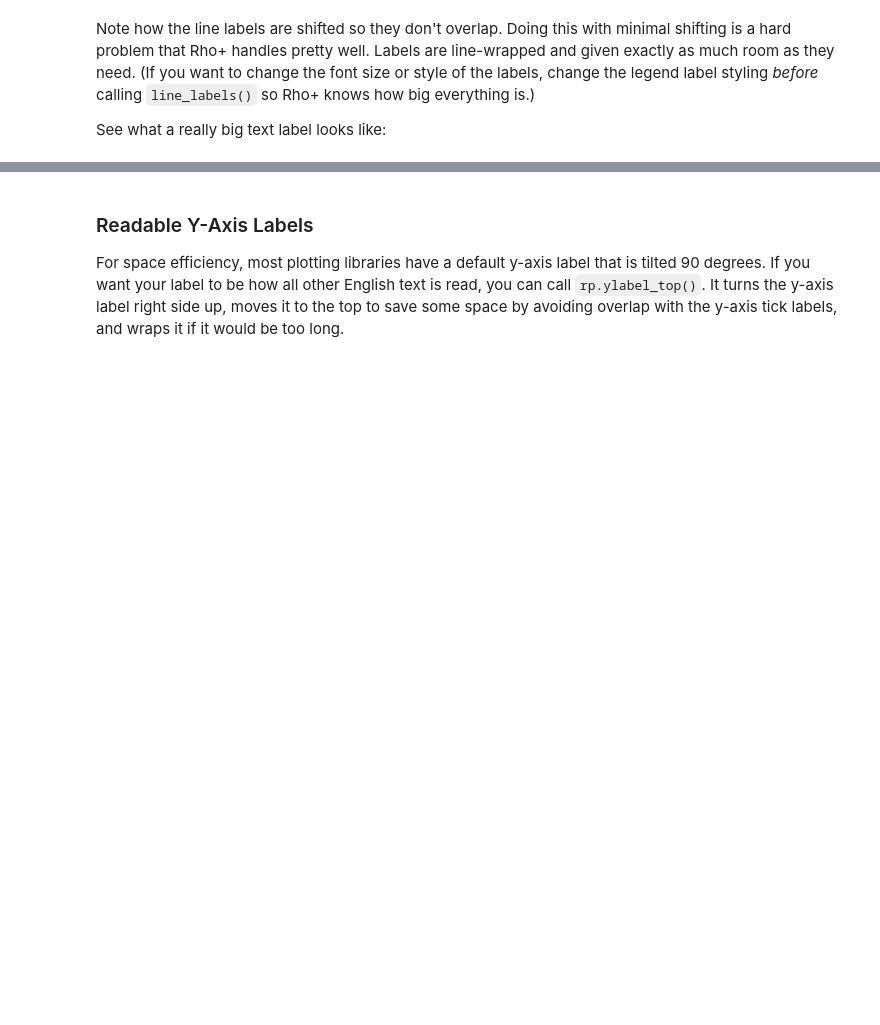
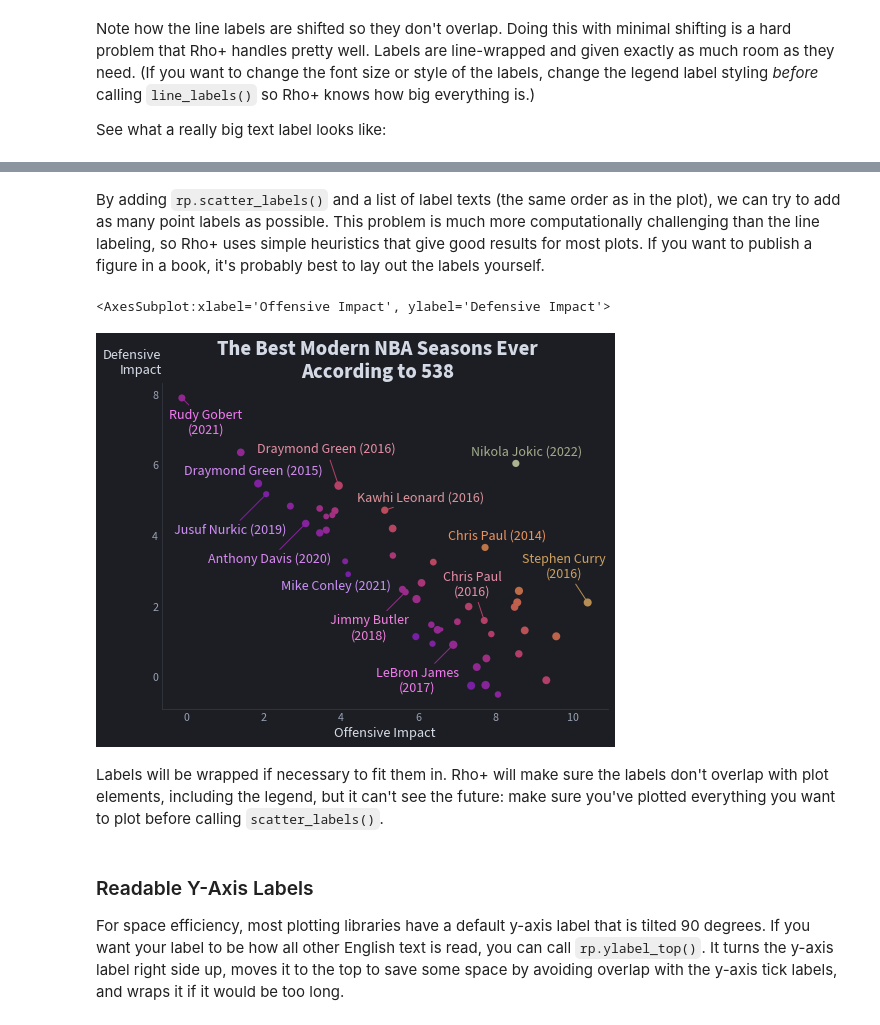
Before and after one commit to nicholas-miklaucic/rho_plus, a Jupyter notebook: docs/source/gallery.ipynb, the cells around one changed output, grey strips where cells are left out. Saved outputs shown, nothing was run; the diff lists cells and outputs as text; code cells hidden in the pictures; blank space fills up the shorter version.

```diff
--- a/docs/source/gallery.ipynb
+++ b/docs/source/gallery.ipynb
@@ -128,3 +150,13 @@ rp.line_labels(size=14, style='italic')
+# %% [markdown]
+By adding `rp.scatter_labels()` and a list of label texts (the same order as in the plot), we can try to add as many point labels as possible. This problem is much more computationally challenging than the line labeling, so Rho+ uses simple heuristics that give good results for most plots. If you want to publish a figure in a book, it's probably best to lay out the labels yourself.
+# %%
+labels = raptor_plot();
+rp.scatter_labels(labels, size=14, weight=400)
+# %% [output]
+<AxesSubplot:xlabel='Offensive Impact', ylabel='Defensive Impact'>
+[figure, added]
+# %% [markdown]
+Labels will be wrapped if necessary to fit them in. Rho+ will make sure the labels don't overlap with plot elements, including the legend, but it can't see the future: make sure you've plotted everything you want to plot before calling `scatter_labels()`.
 # %% [markdown]
 ### Readable Y-Axis Labels
 
```
Also changed, not shown: parts of 5 cells of this notebook, 7 other files.
